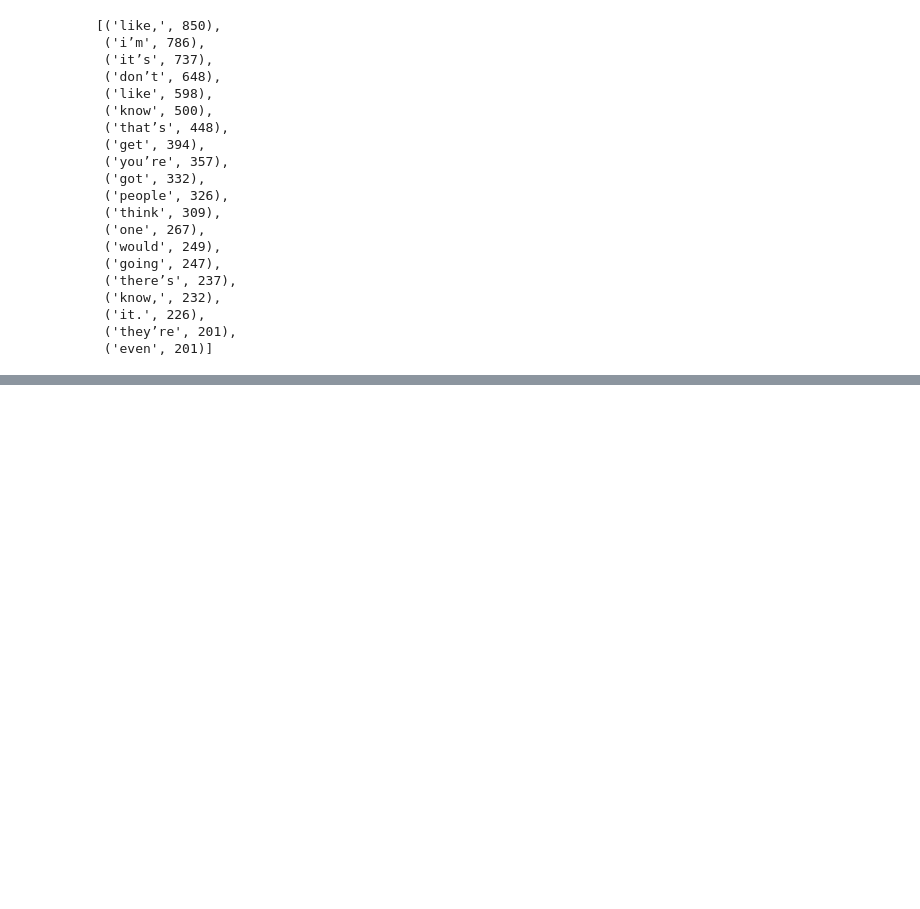
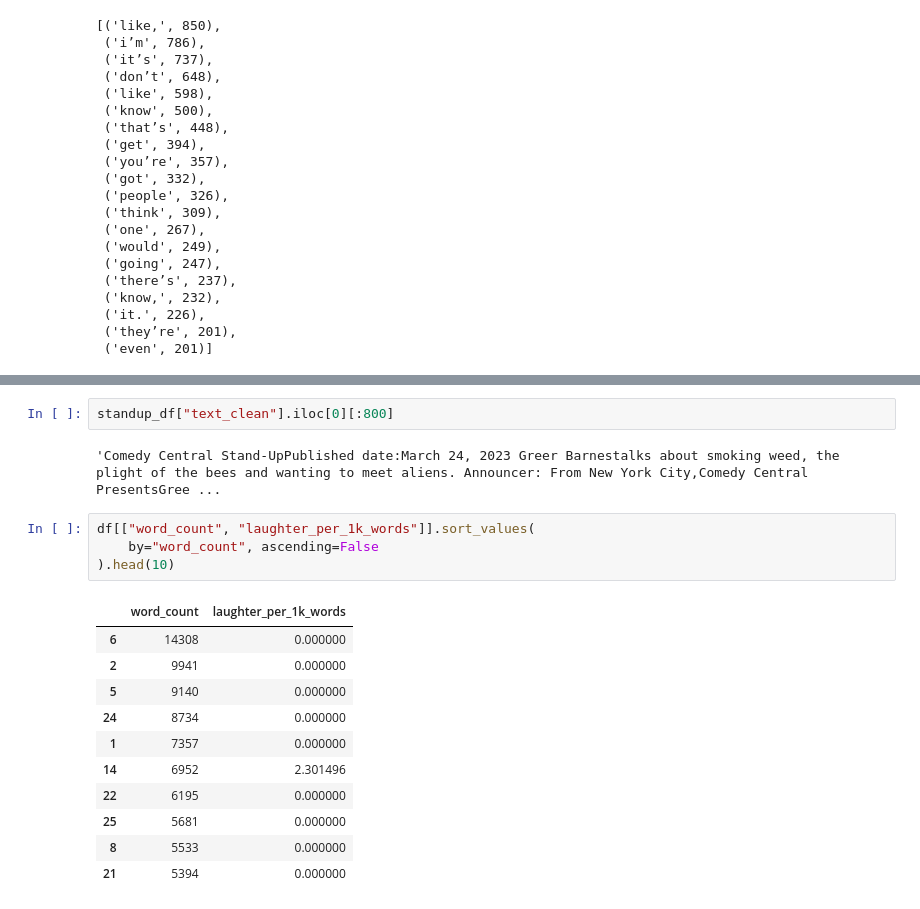
Before and after one commit to ashlanserrao/nlp-speech-analysis, a Jupyter notebook: notebooks/03_eda.ipynb, the cells around one changed output, grey strips where cells are left out. Saved outputs shown, nothing was run; the diff lists cells and outputs as text; blank space fills up the shorter version.

```diff
--- a/notebooks/03_eda.ipynb
+++ b/notebooks/03_eda.ipynb
@@ -204,0 +238,20 @@ Counter(filtered_words).most_common(20)
+# %%
+standup_df["text_clean"].iloc[0][:800]
+# %% [output]
+'Comedy Central Stand-UpPublished date:March 24, 2023 Greer Barnestalks about smoking weed, the plight of the bees and wanting to meet aliens. Announcer: From New York City,Comedy Central PresentsGree ...
+# %%
+df[["word_count", "laughter_per_1k_words"]].sort_values(
+    by="word_count", ascending=False
+).head(10)
+# %% [output]
+|  | word_count | laughter_per_1k_words |
+| 6 | 14308 | 0.000000 |
+| 2 | 9941 | 0.000000 |
+| 5 | 9140 | 0.000000 |
+| 24 | 8734 | 0.000000 |
+| 1 | 7357 | 0.000000 |
+| 14 | 6952 | 2.301496 |
+| 22 | 6195 | 0.000000 |
+| 25 | 5681 | 0.000000 |
+| 8 | 5533 | 0.000000 |
+| 21 | 5394 | 0.000000 |
```
Also changed, not shown: parts of 7 cells of this notebook.
